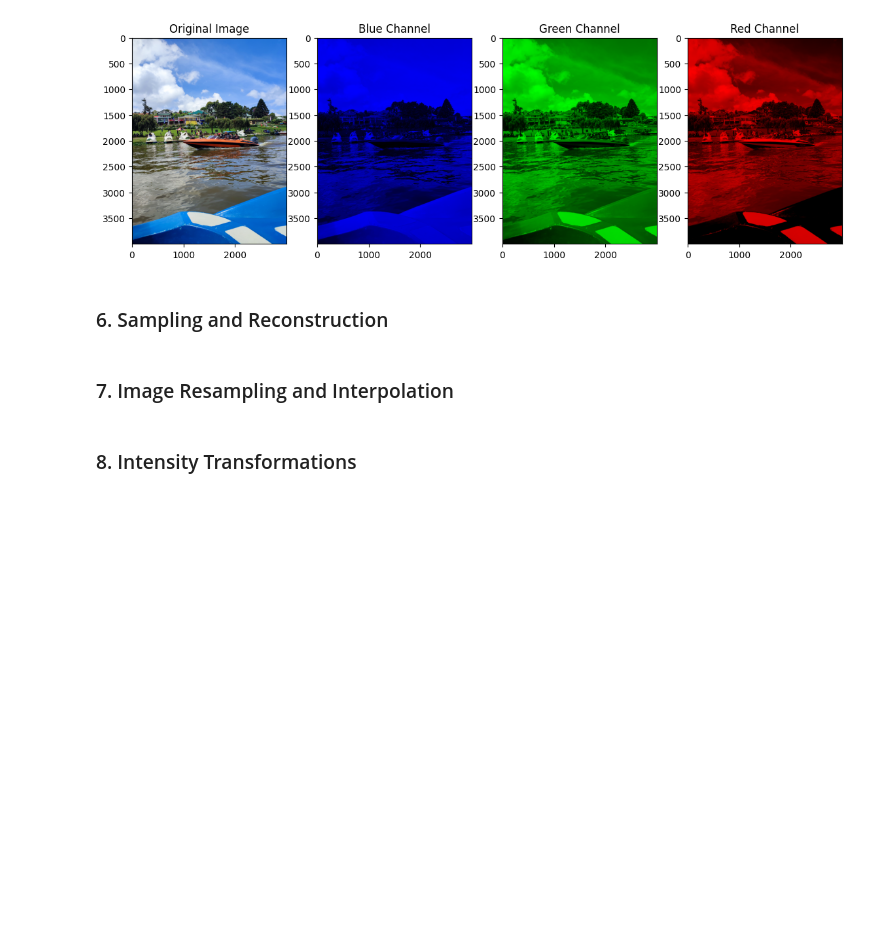
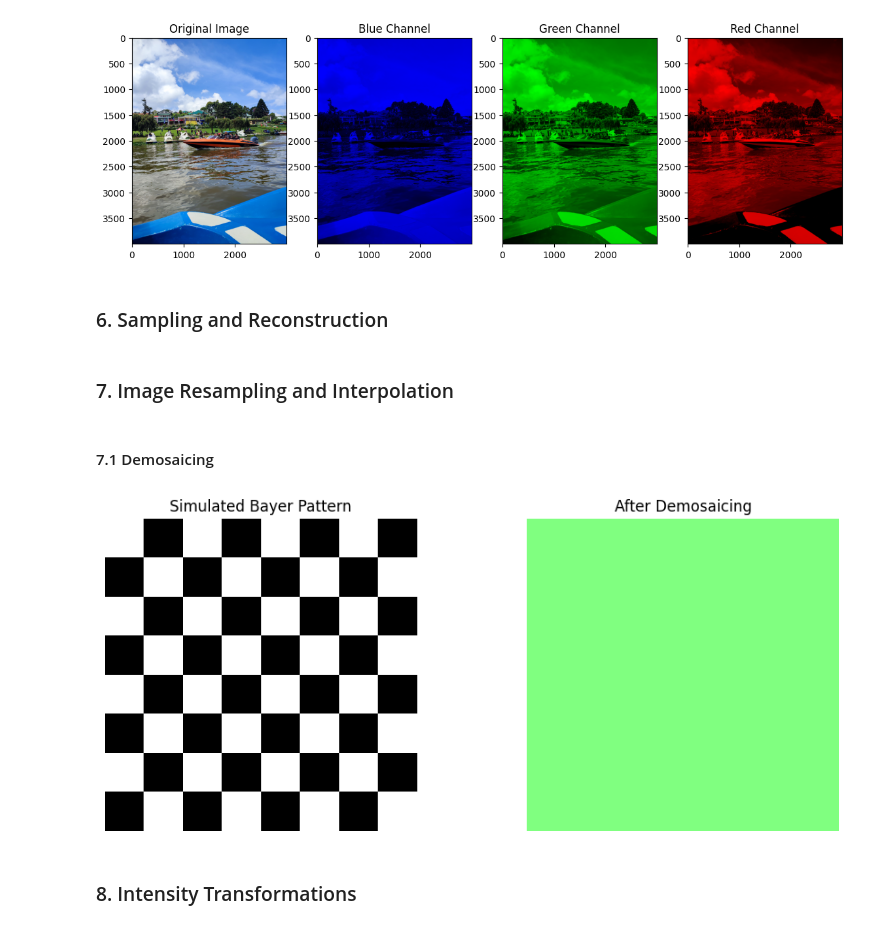
Before and after one commit to Nithira17/image-processing-and-machine-vision, a Jupyter notebook: L02_Point_Operations.ipynb, the cells around one changed output. Drawn from its saved outputs; the diff is of its cells as text; code cells hidden in the pictures; blank space fills up the shorter version.

```diff
--- a/L02_Point_Operations.ipynb
+++ b/L02_Point_Operations.ipynb
@@ -116,5 +116,49 @@ plt.show()
 ### 6. Sampling and Reconstruction
 # %% [markdown]
 ### 7. Image Resampling and Interpolation
+# %% [markdown]
+#### 7.1 Demosaicing
+# %%
+import cv2
+import numpy as np
+import matplotlib.pyplot as plt
+
+# Simulate a Bayer pattern with color variation
+bayer_color = np.zeros((8, 8), dtype=np.uint8)
+
+# Create a pattern: Red on even rows, Blue on odd rows
+for i in range(8):
+    for j in range(8):
+        if i % 2 == 0:
+            if j % 2 == 0:
+                bayer_color[i, j] = 255  # Red pixel
+            else:
+                bayer_color[i, j] = 128  # Green pixel
+        else:
+            if j % 2 == 0:
+                bayer_color[i, j] = 128  # Green pixel
+            else:
+                bayer_color[i, j] = 255  # Blue pixel
+
+# Apply demosaicing
+color_result = cv2.cvtColor(bayer_color, cv2.COLOR_BayerGR2BGR)
+
+# Display
+plt.figure(figsize=(10, 4))
+
+plt.subplot(1, 2, 1)
+plt.title("Simulated Bayer Pattern")
+plt.imshow(bayer_color, cmap='gray')
+plt.axis('off')
+
+plt.subplot(1, 2, 2)
+plt.title("After Demosaicing")
+plt.imshow(cv2.cvtColor(color_result, cv2.COLOR_BGR2RGB))
+plt.axis('off')
+
+plt.tight_layout()
+plt.show()
+# %% [output]
+[figure, added]
 # %% [markdown]
 ### 8. Intensity Transformations
```
Also changed, not shown: parts of 14 cells of this notebook.
